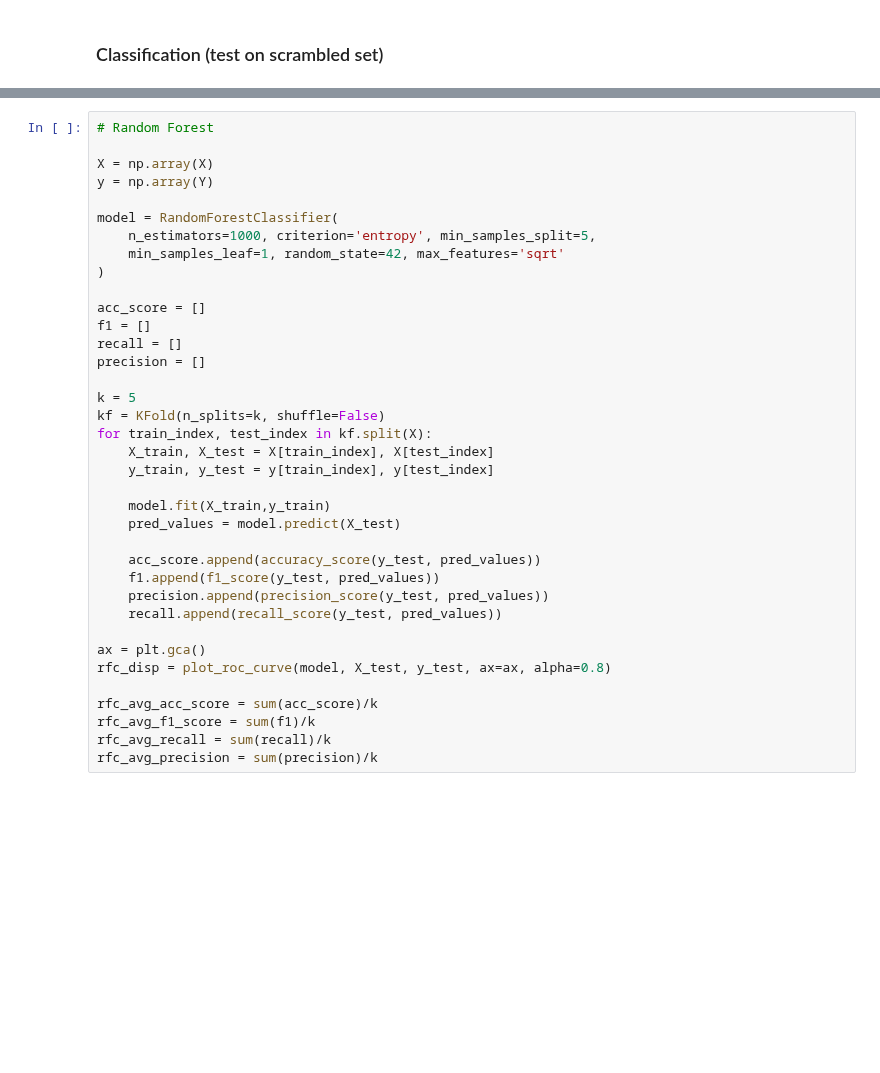
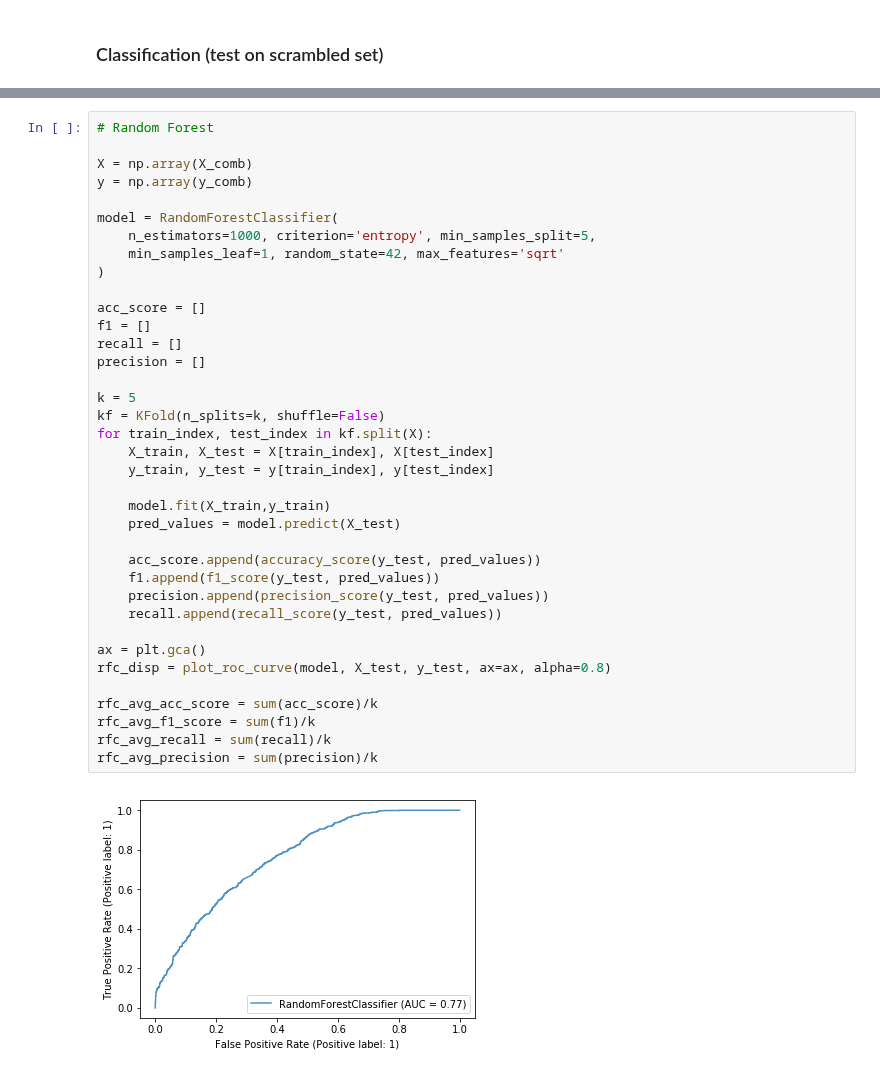
Before and after one commit to kroglkt/CogSci3, a Jupyter notebook: Combined Datasets.ipynb, the cells around one changed output, grey strips where cells are left out. Cells and saved outputs as stored; diff of their text form; blank space fills up the shorter version.

```diff
--- a/Combined Datasets.ipynb
+++ b/Combined Datasets.ipynb
@@ -163,40 +240,42 @@ numpy.ndarray
 # %%
 # Random Forest
 
-X = np.array(X)
-y = np.array(Y)
+X = np.array(X_comb)
+y = np.array(y_comb)
 
 model = RandomForestClassifier(
     n_estimators=1000, criterion='entropy', min_samples_split=5,
     min_samples_leaf=1, random_state=42, max_features='sqrt'
 )
 
 acc_score = []
 f1 = []
 recall = []
 precision = []
 
 k = 5
 kf = KFold(n_splits=k, shuffle=False)
 for train_index, test_index in kf.split(X):
     X_train, X_test = X[train_index], X[test_index]
     y_train, y_test = y[train_index], y[test_index]
 
     model.fit(X_train,y_train)
     pred_values = model.predict(X_test)
 
     acc_score.append(accuracy_score(y_test, pred_values))
     f1.append(f1_score(y_test, pred_values))
     precision.append(precision_score(y_test, pred_values))
     recall.append(recall_score(y_test, pred_values))
 
 ax = plt.gca()
 rfc_disp = plot_roc_curve(model, X_test, y_test, ax=ax, alpha=0.8)
 
 rfc_avg_acc_score = sum(acc_score)/k
 rfc_avg_f1_score = sum(f1)/k
 rfc_avg_recall = sum(recall)/k
 rfc_avg_precision = sum(precision)/k
+# %% [output]
+[figure, added]
 # %%
 # Dummy Classifier
 
```
Also changed, not shown: parts of 11 cells of this notebook, 6 other files.
